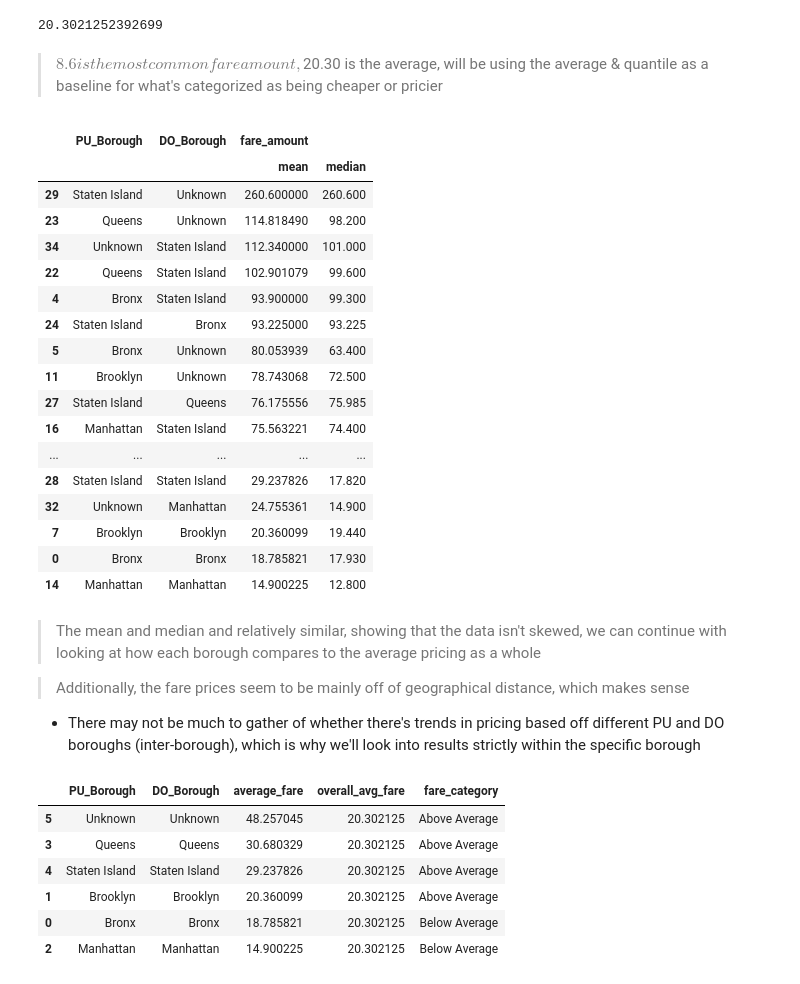
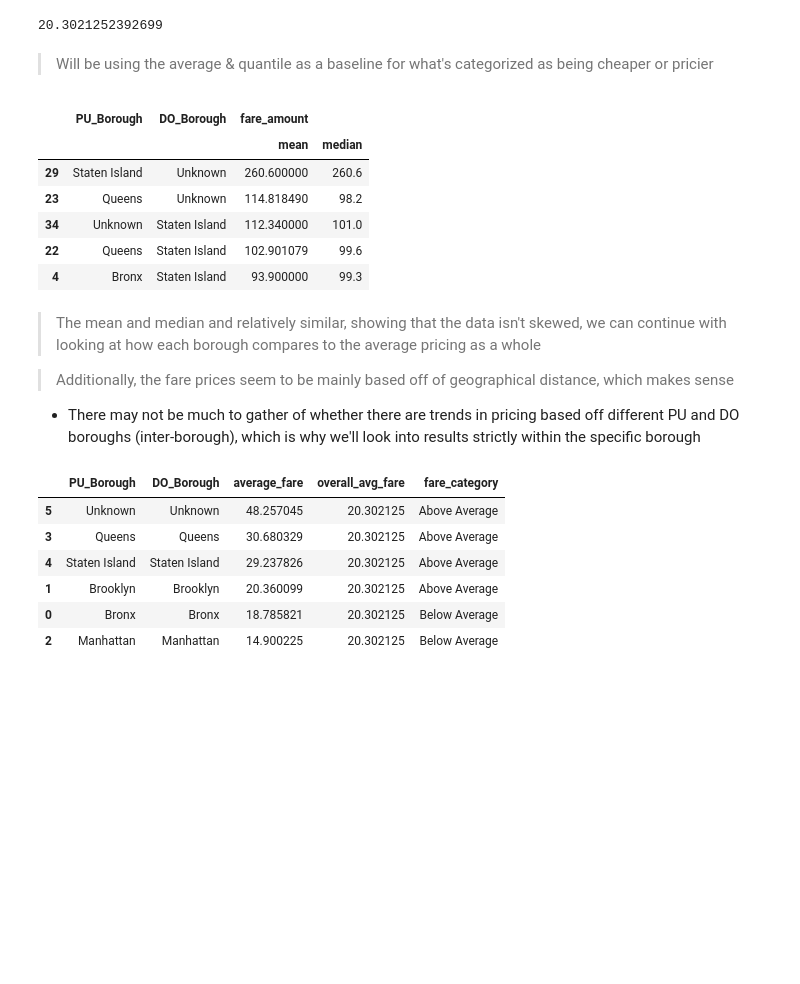
Before and after one commit to jjen1/nyc-taxis-trends, a Jupyter notebook: notebooks/yellow_taxis_eda.ipynb, the cells around one changed output. Drawn from its saved outputs; the diff is of its cells as text; code cells hidden in the pictures; blank space fills up the shorter version.

```diff
--- a/notebooks/yellow_taxis_eda.ipynb
+++ b/notebooks/yellow_taxis_eda.ipynb
@@ -662,34 +654,23 @@ merged_cleaned['fare_amount'].mean()  # overall average fare amount
 # %% [output]
 20.3021252392699
 # %% [markdown]
-> $8.6 is the most common fare amount, $20.30 is the average, will be using the average & quantile as a baseline for what's categorized as being cheaper or pricier
+> Will be using the average & quantile as a baseline for what's categorized as being cheaper or pricier
 # %%
 # aggregating fare amounts by boroughs
-merged_cleaned.groupby(['PU_Borough', 'DO_Borough']).agg({'fare_amount': ['mean', 'median']}).reset_index().sort_values(by=('fare_amount', 'mean'), ascending=False)
+merged_cleaned.groupby(['PU_Borough', 'DO_Borough']).agg({'fare_amount': ['mean', 'median']}).reset_index().sort_values(by=('fare_amount', 'mean'), ascending=False).head()
 # %% [output]
 |  | PU_Borough | DO_Borough | fare_amount |  |
 |  |  |  | mean | median |
-| 29 | Staten Island | Unknown | 260.600000 | 260.600 |
-| 23 | Queens | Unknown | 114.818490 | 98.200 |
-| 34 | Unknown | Staten Island | 112.340000 | 101.000 |
-| 22 | Queens | Staten Island | 102.901079 | 99.600 |
-| 4 | Bronx | Staten Island | 93.900000 | 99.300 |
-| 24 | Staten Island | Bronx | 93.225000 | 93.225 |
-| 5 | Bronx | Unknown | 80.053939 | 63.400 |
-| 11 | Brooklyn | Unknown | 78.743068 | 72.500 |
-| 27 | Staten Island | Queens | 76.175556 | 75.985 |
-| 16 | Manhattan | Staten Island | 75.563221 | 74.400 |
-| ... | ... | ... | ... | ... |
-| 28 | Staten Island | Staten Island | 29.237826 | 17.820 |
-| 32 | Unknown | Manhattan | 24.755361 | 14.900 |
-| 7 | Brooklyn | Brooklyn | 20.360099 | 19.440 |
-| 0 | Bronx | Bronx | 18.785821 | 17.930 |
-| 14 | Manhattan | Manhattan | 14.900225 | 12.800 |
+| 29 | Staten Island | Unknown | 260.600000 | 260.6 |
+| 23 | Queens | Unknown | 114.818490 | 98.2 |
+| 34 | Unknown | Staten Island | 112.340000 | 101.0 |
+| 22 | Queens | Staten Island | 102.901079 | 99.6 |
+| 4 | Bronx | Staten Island | 93.900000 | 99.3 |
 # %% [markdown]
 > The mean and median and relatively similar, showing that the data isn't skewed, we can continue with looking at how each borough compares to the average pricing as a whole
 
-> Additionally, the fare prices seem to be mainly off of geographical distance, which makes sense
-* There may not be much to gather of whether there's trends in pricing based off different PU and DO boroughs (inter-borough), which is why we'll look into results strictly within the specific borough
+> Additionally, the fare prices seem to be mainly based off of geographical distance, which makes sense
+* There may not be much to gather of whether there are trends in pricing based off different PU and DO boroughs (inter-borough), which is why we'll look into results strictly within the specific borough
 # %%
 # categorizing the fare amounts into bins to decide which boroughs are above or below average
 # using the overall mean and median fare amounts to define the bins
```
Also changed, not shown: parts of 16 cells of this notebook, 2 other files.
